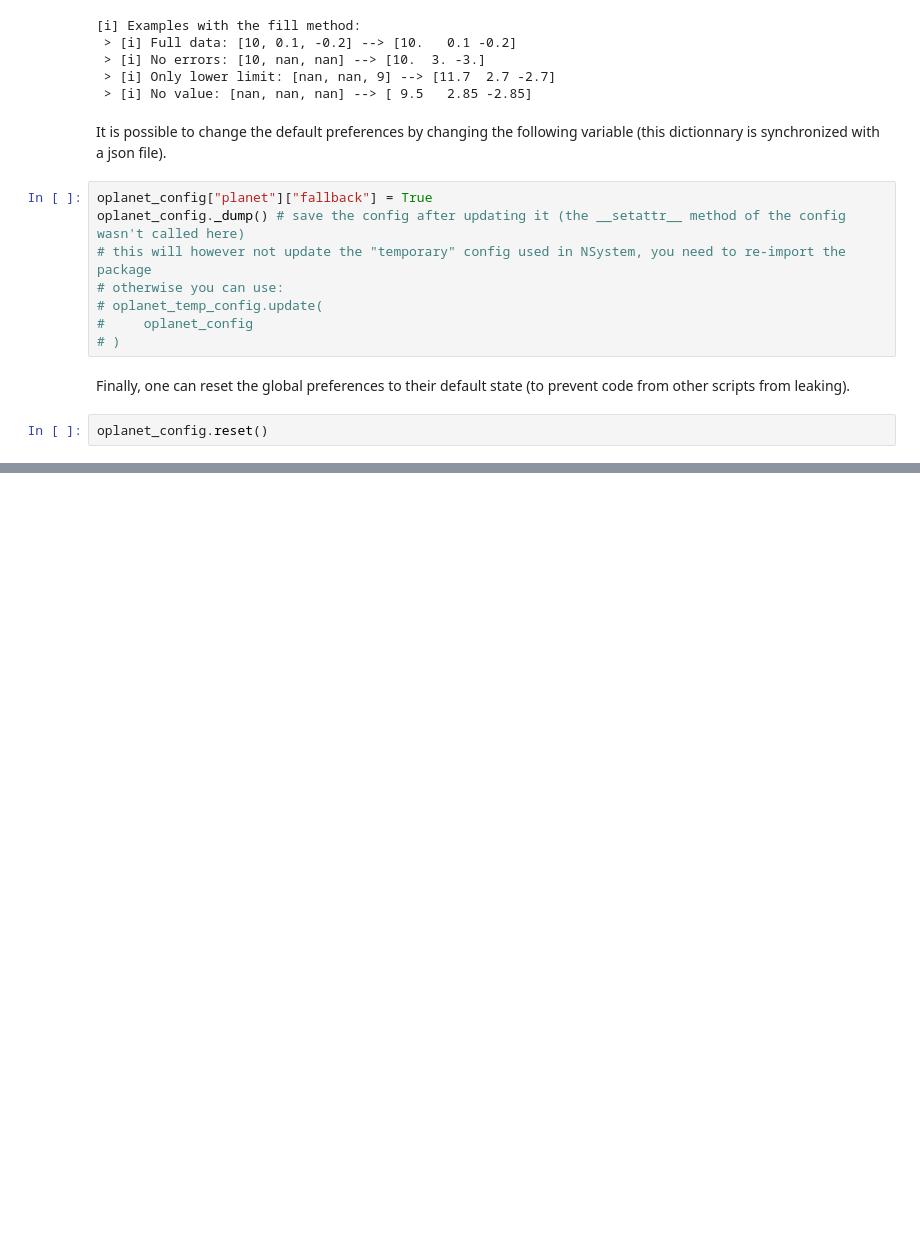
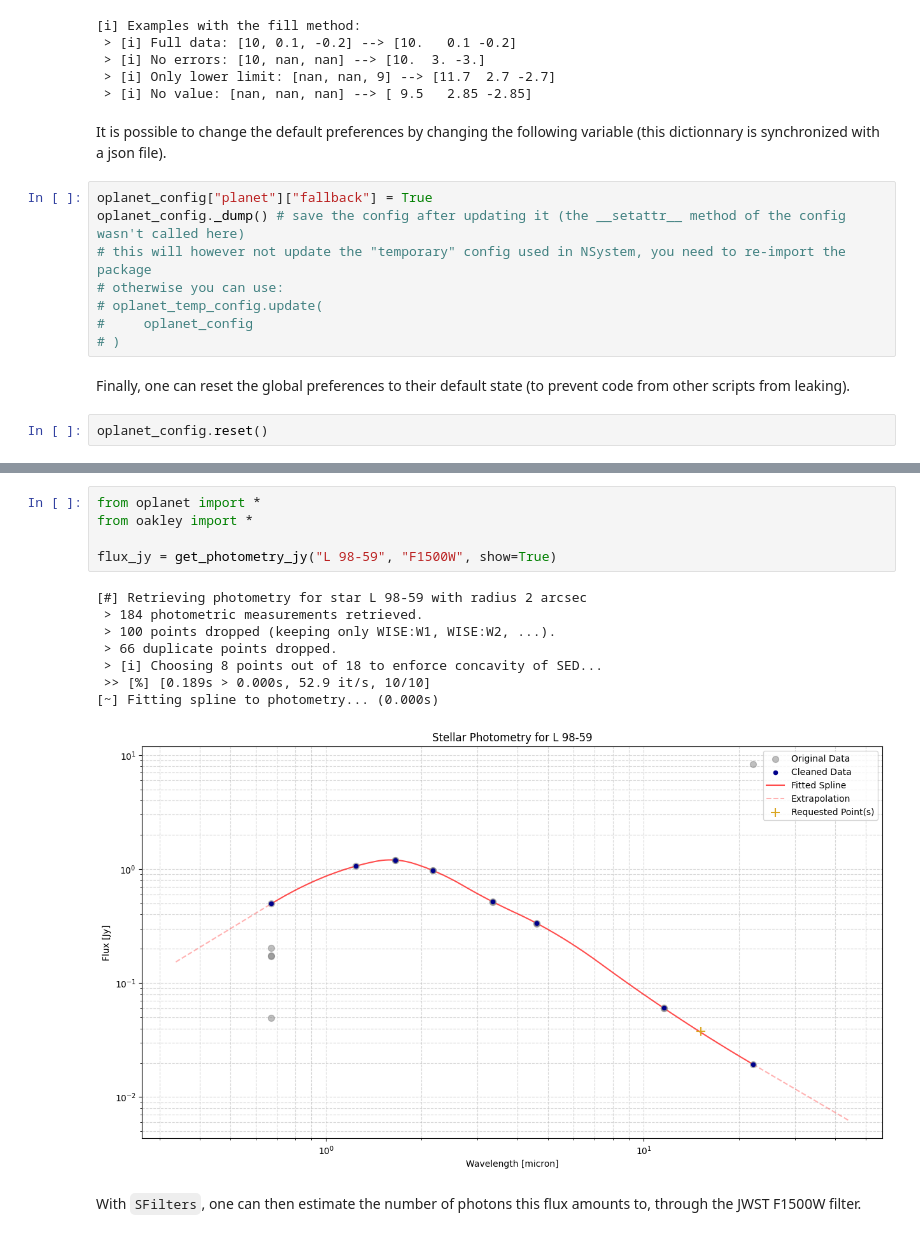
Before and after one commit to ProfesseurShadoko/oplanet, a Jupyter notebook: examples.ipynb, the cells around one changed output, grey strips where cells are left out. Cells and saved outputs as stored; diff of their text form; blank space fills up the shorter version.

Commit message:
flux retireval works again

```diff
--- a/examples.ipynb
+++ b/examples.ipynb
@@ -398,0 +404,16 @@ oplanet_config.reset()
+# %%
+from oplanet import *
+from oakley import *
+
+flux_jy = get_photometry_jy("L 98-59", "F1500W", show=True)
+# %% [output]
+[#] Retrieving photometry for star L 98-59 with radius 2 arcsec
+ > 184 photometric measurements retrieved.
+ > 100 points dropped (keeping only WISE:W1, WISE:W2, ...).
+ > 66 duplicate points dropped.
+ > [i] Choosing 8 points out of 18 to enforce concavity of SED...
+ >> [%] [0.189s > 0.000s, 52.9 it/s, 10/10]
+[~] Fitting spline to photometry... (0.000s)
+[figure, added]
+# %% [markdown]
+With `SFilters`, one can then estimate the number of photons this flux amounts to, through the JWST F1500W filter.
```
Also changed, not shown: parts of 16 cells of this notebook, 3 other files.
